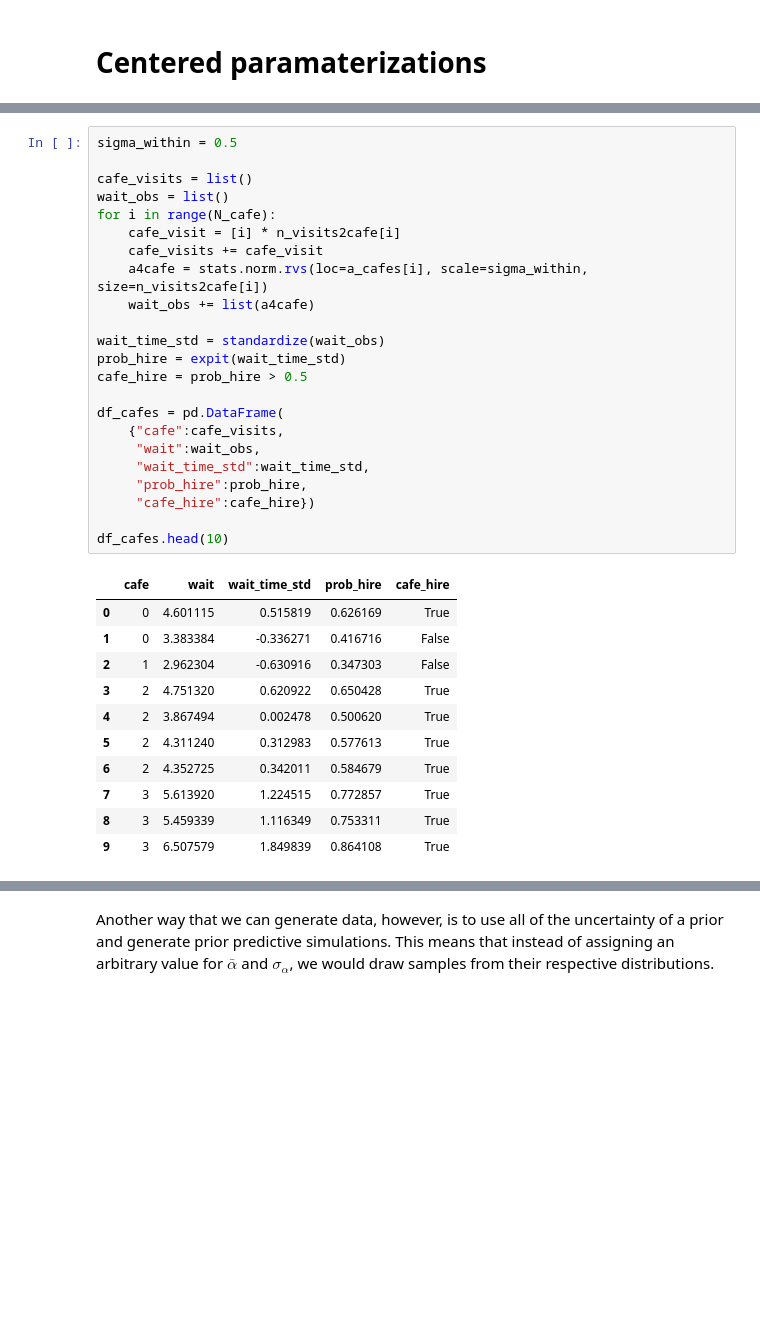
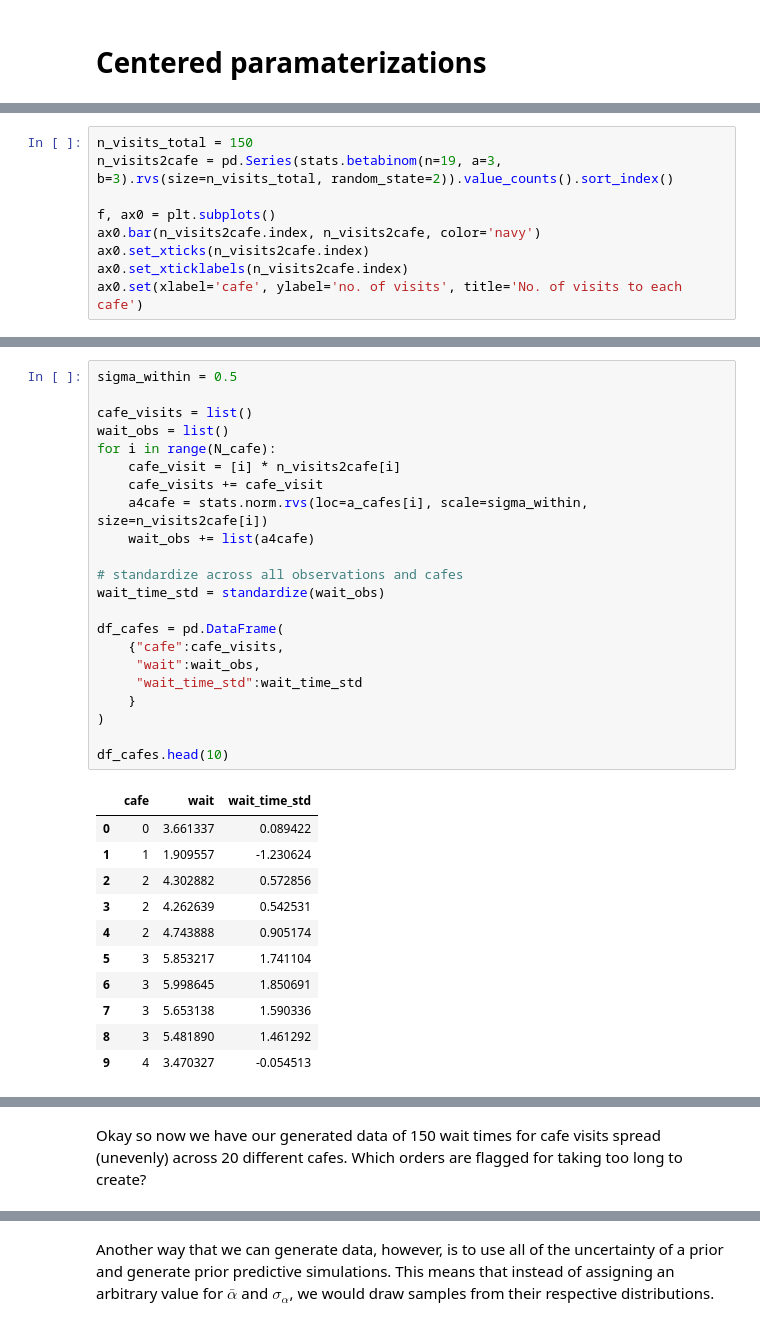
Before and after one commit to benslack19/stats_rethinking, a Jupyter notebook: blog_entries/stats_rethinking_varying_effects_and_LKJcorr_v1.ipynb, the cells around one changed output, grey strips where cells are left out. Drawn from its saved outputs; the diff is of its cells as text; blank space fills up the shorter version.

```diff
--- a/blog_entries/stats_rethinking_varying_effects_and_LKJcorr_v1.ipynb
+++ b/blog_entries/stats_rethinking_varying_effects_and_LKJcorr_v1.ipynb
@@ -128,0 +110,9 @@ dtype: int64
+# %%
+n_visits_total = 150
+n_visits2cafe = pd.Series(stats.betabinom(n=19, a=3, b=3).rvs(size=n_visits_total, random_state=2)).value_counts().sort_index()
+
+f, ax0 = plt.subplots()
+ax0.bar(n_visits2cafe.index, n_visits2cafe, color='navy')
+ax0.set_xticks(n_visits2cafe.index)
+ax0.set_xticklabels(n_visits2cafe.index)
+ax0.set(xlabel='cafe', ylabel='no. of visits', title='No. of visits to each cafe')
@@ -131,36 +148,37 @@ Now, we'll create a new dataframe with observations that reflect the variables w
 # %%
 sigma_within = 0.5
 
 cafe_visits = list()
 wait_obs = list()
 for i in range(N_cafe):
     cafe_visit = [i] * n_visits2cafe[i]
     cafe_visits += cafe_visit
     a4cafe = stats.norm.rvs(loc=a_cafes[i], scale=sigma_within, size=n_visits2cafe[i])
     wait_obs += list(a4cafe)
 
+# standardize across all observations and cafes
 wait_time_std = standardize(wait_obs)
-prob_hire = expit(wait_time_std)
-cafe_hire = prob_hire > 0.5
 
 df_cafes = pd.DataFrame(
     {"cafe":cafe_visits,
      "wait":wait_obs,
-     "wait_time_std":wait_time_std,
-     "prob_hire":prob_hire,
-     "cafe_hire":cafe_hire})
+     "wait_time_std":wait_time_std
+    }
+)
 
 df_cafes.head(10)
 # %% [output]
-|  | cafe | wait | wait_time_std | prob_hire | cafe_hire |
-| 0 | 0 | 4.601115 | 0.515819 | 0.626169 | True |
-| 1 | 0 | 3.383384 | -0.336271 | 0.416716 | False |
-| 2 | 1 | 2.962304 | -0.630916 | 0.347303 | False |
-| 3 | 2 | 4.751320 | 0.620922 | 0.650428 | True |
-| 4 | 2 | 3.867494 | 0.002478 | 0.500620 | True |
-| 5 | 2 | 4.311240 | 0.312983 | 0.577613 | True |
-| 6 | 2 | 4.352725 | 0.342011 | 0.584679 | True |
-| 7 | 3 | 5.613920 | 1.224515 | 0.772857 | True |
-| 8 | 3 | 5.459339 | 1.116349 | 0.753311 | True |
-| 9 | 3 | 6.507579 | 1.849839 | 0.864108 | True |
+|  | cafe | wait | wait_time_std |
+| 0 | 0 | 3.661337 | 0.089422 |
+| 1 | 1 | 1.909557 | -1.230624 |
+| 2 | 2 | 4.302882 | 0.572856 |
+| 3 | 2 | 4.262639 | 0.542531 |
+| 4 | 2 | 4.743888 | 0.905174 |
+| 5 | 3 | 5.853217 | 1.741104 |
+| 6 | 3 | 5.998645 | 1.850691 |
+| 7 | 3 | 5.653138 | 1.590336 |
+| 8 | 3 | 5.481890 | 1.461292 |
+| 9 | 4 | 3.470327 | -0.054513 |
 [interactive output not drawn]
+# %% [markdown]
+Okay so now we have our generated data of 150 wait times for cafe visits spread (unevenly) across 20 different cafes. Which orders are flagged for taking too long to create?
```
Also changed, not shown: parts of 33 cells of this notebook, 3 other files.
